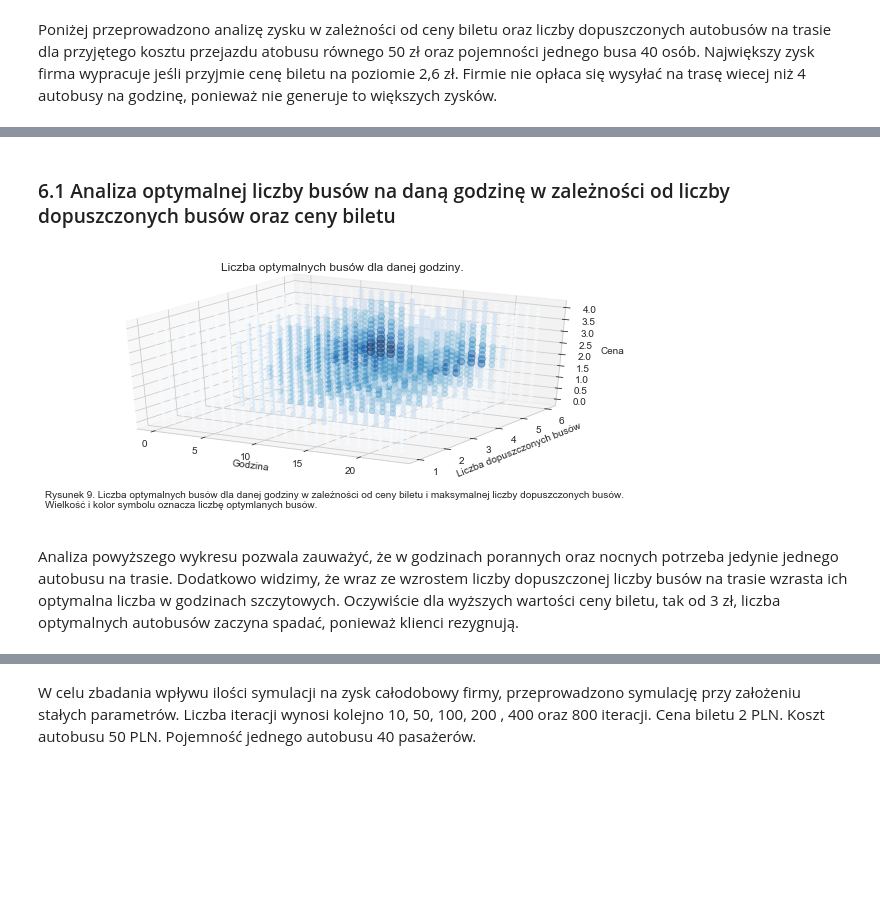
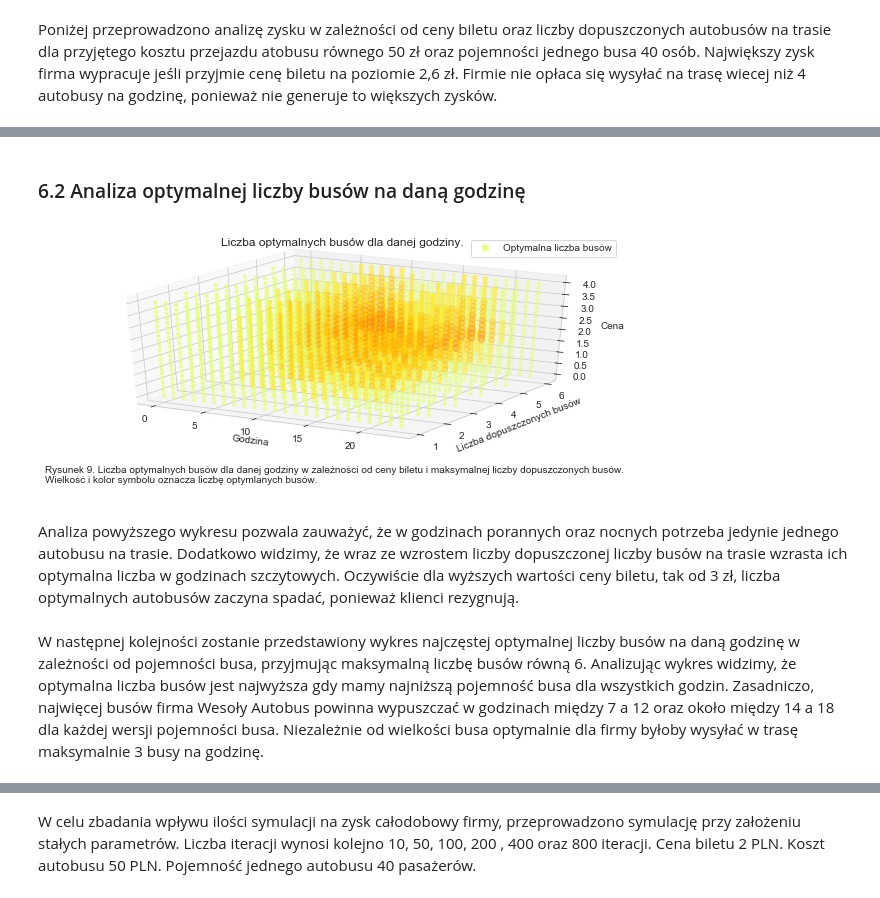
Before and after one commit to fmordarski/Passengers-simulation, a Jupyter notebook: Raport_MZK.ipynb, the cells around one changed output, grey strips where cells are left out. Cells and saved outputs as stored; diff of their text form; code cells hidden in the pictures; blank space fills up the shorter version.

```diff
--- a/Raport_MZK.ipynb
+++ b/Raport_MZK.ipynb
@@ -137,22 +134,17 @@ plt.text(-0.3, -1.2, "Rysunek 1. Funkcja popytu na usługi transportowe firmy We
 Na poniższym wykresie możemy zaobserwować jak zmienia się liczba pasażerów wsiadających na wszystkich przystankach w zależności od godziny kursu.
 # %%
 # Łaczna liczba pasażerów wsiadających
-
-cena_biletu=2
-passengers = simulate_passengers(cena_biletu)
-
+cena_biletu=2.8
 lista_h = list(range(0,24))
 lista_pass = []
 pass_l = 0
-for key,value in passengers.items():
+for key,value in simulate_passengers(cena_biletu).items():
     pass_l = 0
     for k, v in value.items():
         pass_l += (v['in'])
     lista_pass.append(pass_l)
 df = pd.DataFrame({'Godzina': lista_h, 'Liczba': lista_pass} )
 fig, ax = plt.subplots(figsize=(10,5))
-plt.plot(lista_h, lista_pass)
-plt.xlabel('Godzina')
-plt.ylabel('Liczba pasażerów')
-plt.text(-.7, -110,'Rysunek 2. Łączna liczba pasażerów wsiadających na wszystkich przystankach, w poszczególnych godzinach');
+sns.lineplot(data=df,x='Godzina',y='Liczba')
+plt.text(-.7, -84,'Rysunek 2. Łączna liczba pasażerów wsiadających na wszystkich przystankach, w poszczególnych godzinach');
 # %% [output]
@@ -189,18 +179,16 @@ for h in range(0,24):
     lista = [h]*8
     lista_h += lista
 stops = []
-
 for i in range(0,24):
     s = ["Małe Bobry", "Potok Górny", "Potok Dolny", "Dworzec", "Fabryka",
            "Dworzec_2", "Potok Dolny_2", "Potok Górny_2"]
     stops += s
-
 lista_pass = []
-for key,value in passengers.items():
+for key,value in simulate_passengers(cena_biletu).items():
     for k, v in value.items():
         lista_pass.append(v['in'])
-df = pd.DataFrame({'Godzina': lista_h, 'Przystanek': stops, 'Liczba pasażerów': lista_pass} )
+df = pd.DataFrame({'Godzina': lista_h, 'Przystanek': stops, 'Liczba': lista_pass} )
 fig, ax = plt.subplots(figsize=(14,7))
-sns.lineplot(data=df,x='Godzina',y='Liczba pasażerów',hue='Przystanek')
-plt.text(-.7, -34, 'Rysunek 4. Liczba pasażerów wsiadających na poszczególnych przystankach, w poszczególnych godzinach');
+sns.lineplot(data=df,x='Godzina',y='Liczba',hue='Przystanek')
+plt.text(-.7, -24, 'Rysunek 4. Liczba pasażerów wsiadających na poszczególnych przystankach, w poszczególnych godzinach');
 # %% [output]
@@ -593,5 +581,5 @@ plt.show()
 # %% [markdown]
-### 6.1 Analiza optymalnej liczby busów na daną godzinę w zależności od liczby dopuszczonych busów oraz ceny biletu
+### 6.2 Analiza optymalnej liczby busów na daną godzinę
 # %%
 ### Symulacja optymalnej liczby busów od ceny biletu, liczby busów i godziny
 iteration=15
@@ -632,23 +620,26 @@ data1=symulacja4(iteration, cena_biletu, koszt_autobusu, buses, capacity).groupb
 # %%
 x_line=data1['Godzina']
 y_line=data1['Dopuszczone busy']
 z_line=data1['Cena']
 l_b=data1['liczba busów']*10
 
 fig = plt.figure(
     figsize=plt.figaspect(0.4)
 )
 ax = fig.add_subplot(1,1,1, projection='3d')
-scat1=ax.scatter3D(x_line, y_line, z_line, 'gray', s=l_b,c=l_b, marker='o',cmap = cm.Blues)
+scat1=ax.scatter3D(x_line, y_line, z_line, 'gray', s=l_b,c=l_b, marker='o',cmap = cm.Wistia)
 
 ax.set_xlabel("Godzina")
 ax.set_ylabel("Liczba dopuszczonych busów")
 ax.set_zlabel("Cena")
 ax.set_title("Liczba optymalnych busów dla danej godziny.",size=12)
+ax.legend([scat1],['Optymalna liczba busów'],loc="upper right")
 fig.text(.1, -0.02, "Rysunek 9. Liczba optymalnych busów dla danej godziny w zależności od ceny biletu i maksymalnej liczby dopuszczonych busów. \n"
                      "Wielkość i kolor symbolu oznacza liczbę optymlanych busów.  \n", ha='left')
 plt.show()
 # %% [output]
-[figure, old version]
+[figure, new version]
 # %% [markdown]
 Analiza powyższego wykresu pozwala zauważyć, że w godzinach porannych oraz nocnych potrzeba jedynie jednego autobusu na trasie. Dodatkowo widzimy, że wraz ze wzrostem liczby dopuszczonej liczby busów na trasie wzrasta ich optymalna liczba w godzinach szczytowych. Oczywiście dla wyższych wartości ceny biletu, tak od 3 zł, liczba optymalnych autobusów zaczyna spadać, ponieważ klienci rezygnują.
+# %% [markdown]
+W następnej kolejności zostanie przedstawiony wykres najczęstej optymalnej liczby busów na daną godzinę w zależności od pojemności busa, przyjmując maksymalną liczbę busów równą 6. Analizując wykres widzimy, że optymalna liczba busów jest najwyższa gdy mamy najniższą pojemność busa dla wszystkich godzin. Zasadniczo, najwięcej busów firma Wesoły Autobus powinna wypuszczać w godzinach między 7 a 12  oraz około między 14 a 18 dla każdej wersji pojemności busa. Niezależnie od wielkości busa optymalnie dla firmy byłoby wysyłać w trasę maksymalnie 3 busy na godzinę.
```
Also changed, not shown: parts of 19 cells of this notebook.
